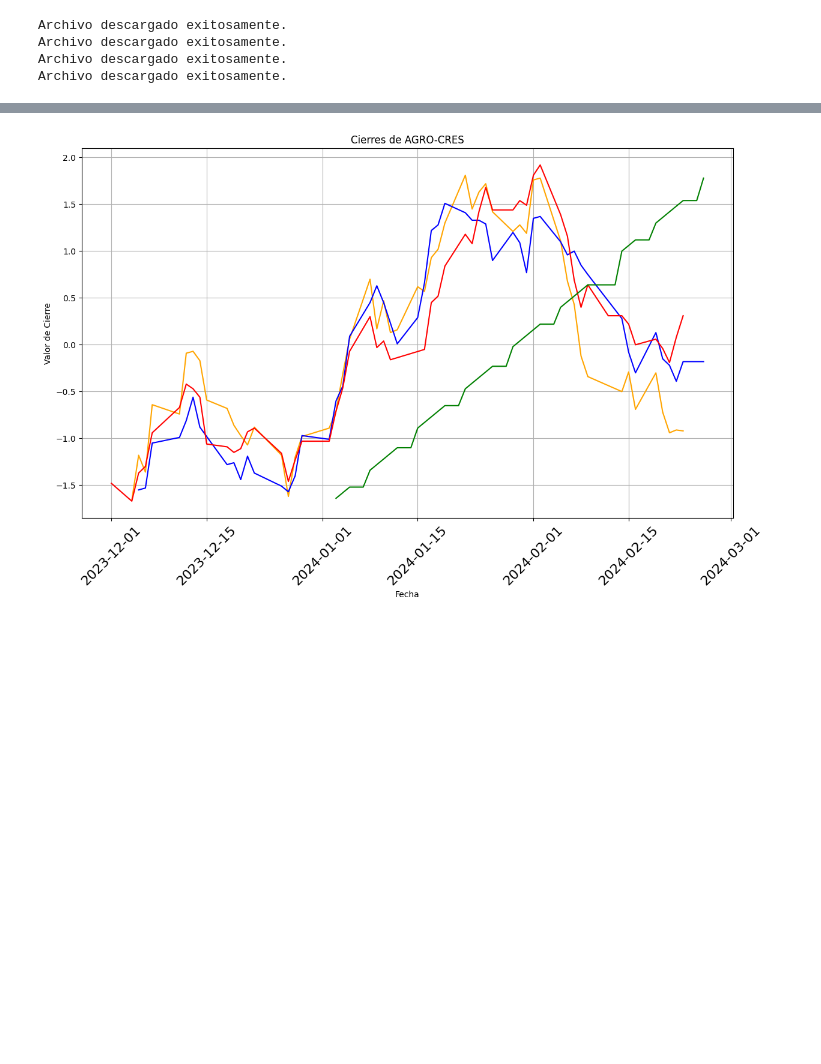
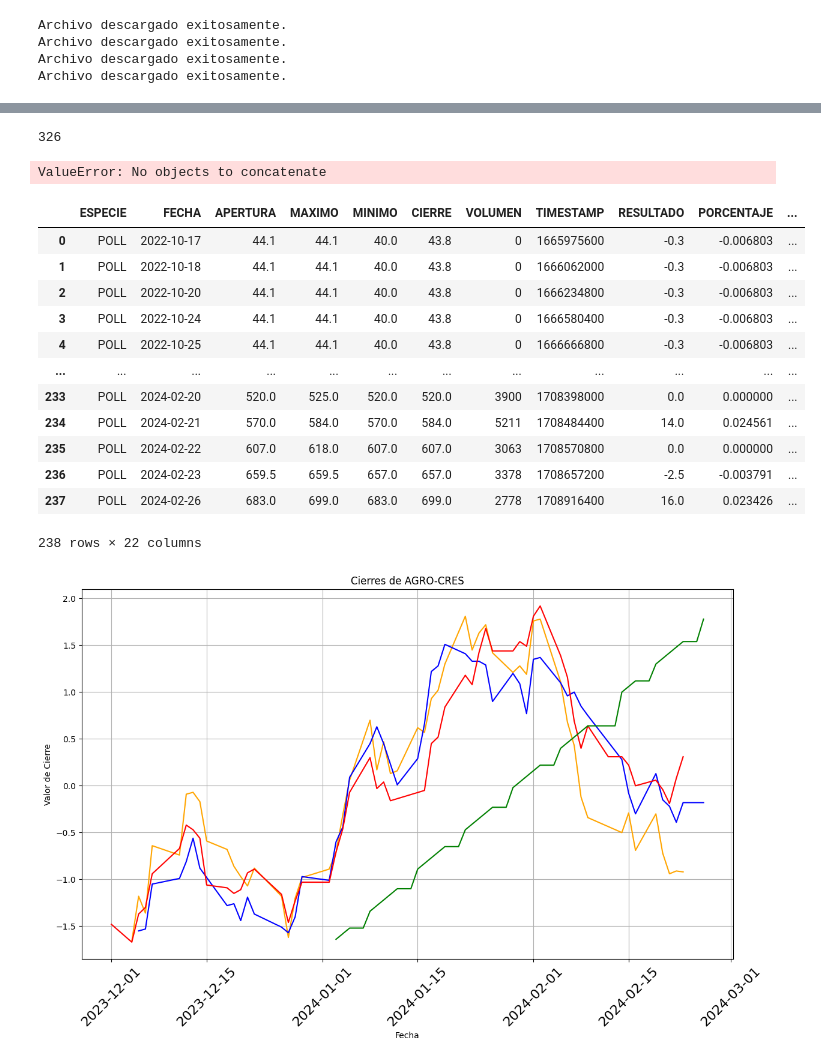
Before and after one commit to lmbibbo/aiInvest, a Jupyter notebook: main.ipynb, the cells around one changed output, grey strips where cells are left out. Drawn from its saved outputs; the diff is of its cells as text; code cells hidden in the pictures; blank space fills up the shorter version.

```diff
--- a/main.ipynb
+++ b/main.ipynb
@@ -53,3 +220,35 @@ ModuleNotFoundError: No module named 'sklearn'
+# %%
+df.shape[0]
+# %% [output]
+326
+# %%
+preditions = backtest(df_mergeado, model, predictors)
+# %% [output]
+ValueError: No objects to concatenate
+# %%
+horizons = [1, 3, 5, 9]
+#df_ypfd = df_ypfd.apply(pd.to_numeric, errors='coerce')
+for horizon in horizons:
+    rolling_ypfd = df_ypfd.rolling(window=horizon)
+
+    ratio_column = f'CIERRE{horizon}'
+    df_ypfd[ratio_column] = df_ypfd['CIERRE'].shift(-horizon)
+# %%
+df_ypfd
+# %% [output]
+|  | ESPECIE | FECHA | APERTURA | MAXIMO | MINIMO | CIERRE | VOLUMEN | TIMESTAMP | RESULTADO | PORCENTAJE | ... |
+| 0 | POLL | 2022-10-17 | 44.1 | 44.1 | 40.0 | 43.8 | 0 | 1665975600 | -0.3 | -0.006803 | ... |
+| 1 | POLL | 2022-10-18 | 44.1 | 44.1 | 40.0 | 43.8 | 0 | 1666062000 | -0.3 | -0.006803 | ... |
+| 2 | POLL | 2022-10-20 | 44.1 | 44.1 | 40.0 | 43.8 | 0 | 1666234800 | -0.3 | -0.006803 | ... |
+| 3 | POLL | 2022-10-24 | 44.1 | 44.1 | 40.0 | 43.8 | 0 | 1666580400 | -0.3 | -0.006803 | ... |
+| 4 | POLL | 2022-10-25 | 44.1 | 44.1 | 40.0 | 43.8 | 0 | 1666666800 | -0.3 | -0.006803 | ... |
+| ... | ... | ... | ... | ... | ... | ... | ... | ... | ... | ... | ... |
+| 233 | POLL | 2024-02-20 | 520.0 | 525.0 | 520.0 | 520.0 | 3900 | 1708398000 | 0.0 | 0.000000 | ... |
+| 234 | POLL | 2024-02-21 | 570.0 | 584.0 | 570.0 | 584.0 | 5211 | 1708484400 | 14.0 | 0.024561 | ... |
+| 235 | POLL | 2024-02-22 | 607.0 | 618.0 | 607.0 | 607.0 | 3063 | 1708570800 | 0.0 | 0.000000 | ... |
+| 236 | POLL | 2024-02-23 | 659.5 | 659.5 | 657.0 | 657.0 | 3378 | 1708657200 | -2.5 | -0.003791 | ... |
+| 237 | POLL | 2024-02-26 | 683.0 | 699.0 | 683.0 | 699.0 | 2778 | 1708916400 | 16.0 | 0.023426 | ... |
+238 rows × 22 columns
 # %%
 grupos_por_clase = df.groupby('CLASE')
 for clave_clase, grupo_clase in grupos_por_clase:
```
Also changed, not shown: parts of 15 cells of this notebook, 2 other files.
